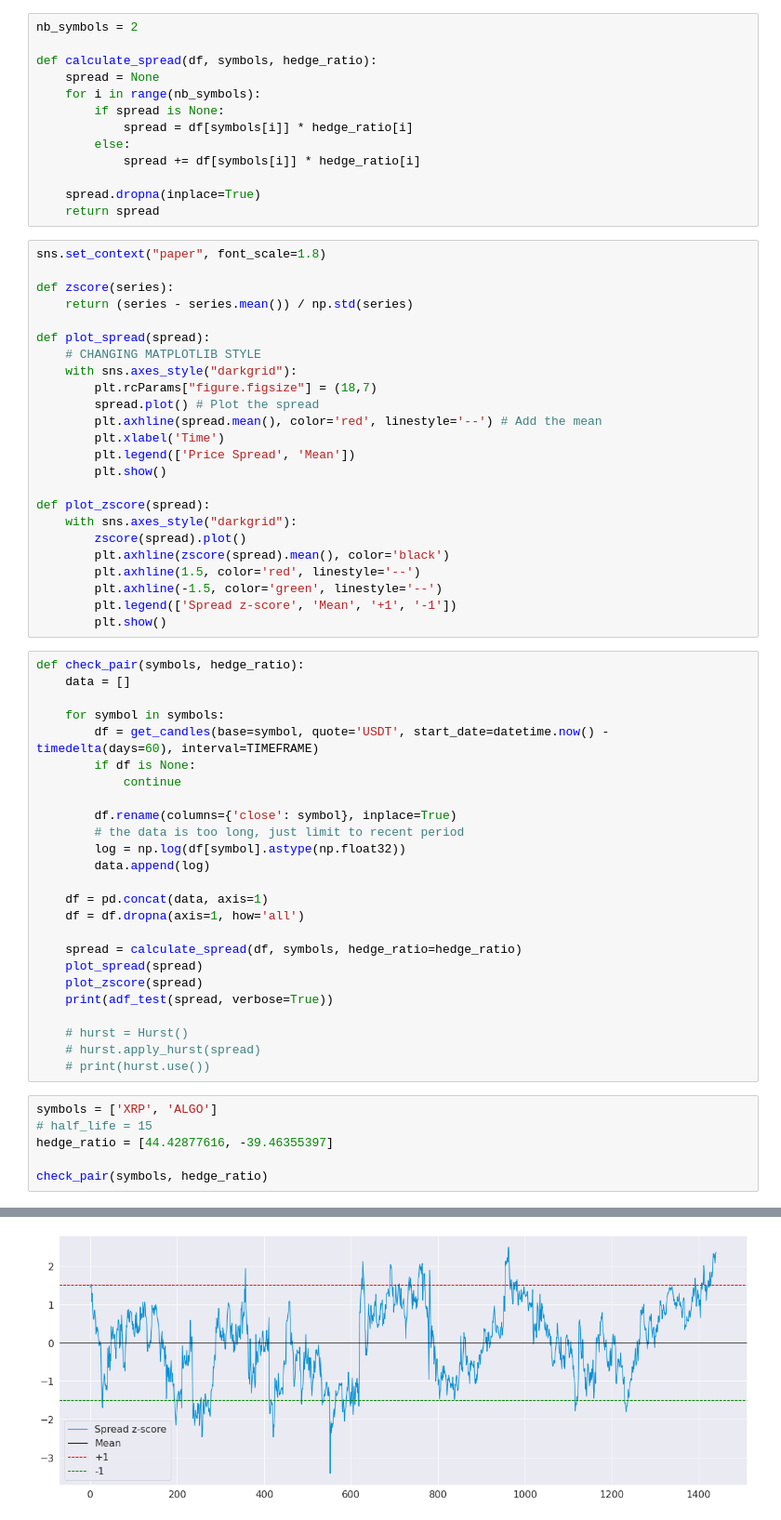
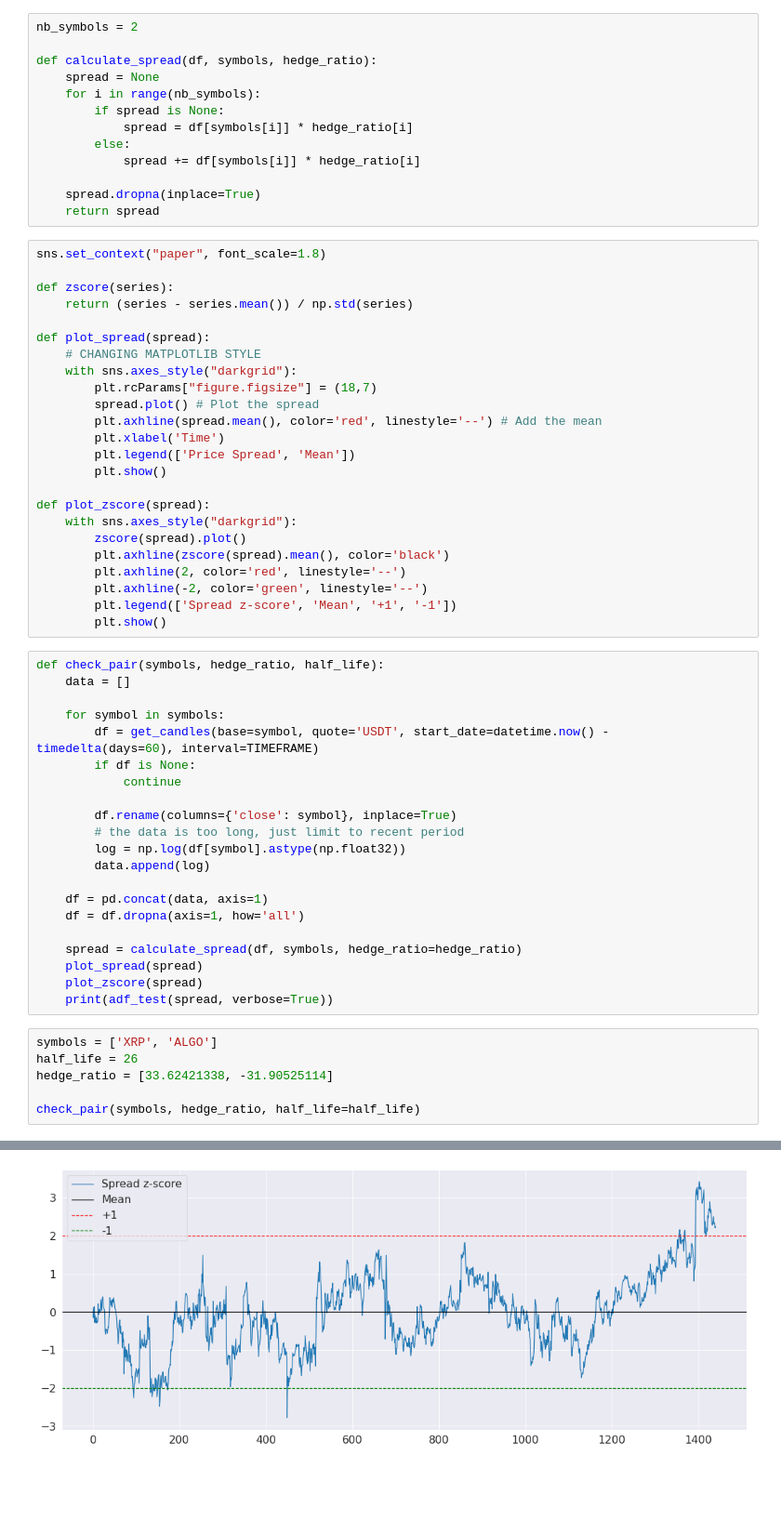
Before and after one commit to beannguyen/crypto-pair-trading, a Jupyter notebook: src/live/Check Pair with Hurst.ipynb, the cells around one changed output, grey strips where cells are left out. Shown at 93% size. Cells and saved outputs as stored; diff of their text form; blank space fills up the shorter version.

Commit message:
update pair

```diff
--- a/src/live/Check Pair with Hurst.ipynb
+++ b/src/live/Check Pair with Hurst.ipynb
@@ -183,12 +153,12 @@ def plot_zscore(spread):
     with sns.axes_style("darkgrid"):
         zscore(spread).plot()
         plt.axhline(zscore(spread).mean(), color='black')
-        plt.axhline(1.5, color='red', linestyle='--')
-        plt.axhline(-1.5, color='green', linestyle='--')
+        plt.axhline(2, color='red', linestyle='--')
+        plt.axhline(-2, color='green', linestyle='--')
         plt.legend(['Spread z-score', 'Mean', '+1', '-1'])
         plt.show()
 # %%
-def check_pair(symbols, hedge_ratio):
+def check_pair(symbols, hedge_ratio, half_life):
     data = []
 
     for symbol in symbols:
@@ -208,14 +178,10 @@ def check_pair(symbols, hedge_ratio):
     plot_spread(spread)
     plot_zscore(spread)
     print(adf_test(spread, verbose=True))
-
-    # hurst = Hurst()
-    # hurst.apply_hurst(spread)
-    # print(hurst.use())
 # %%
 symbols = ['XRP', 'ALGO']
-# half_life = 15
-hedge_ratio = [44.42877616, -39.46355397]
+half_life = 26
+hedge_ratio = [33.62421338, -31.90525114]
 
-check_pair(symbols, hedge_ratio)
+check_pair(symbols, hedge_ratio, half_life=half_life)
 # %% [output]
@@ -224,2 +190,2 @@ check_pair(symbols, hedge_ratio)
-[figure, old version]
+[figure, new version]
 Results of Dickey-Fuller Test:
```
Also changed, not shown: parts of 5 cells of this notebook, 3 other files.
